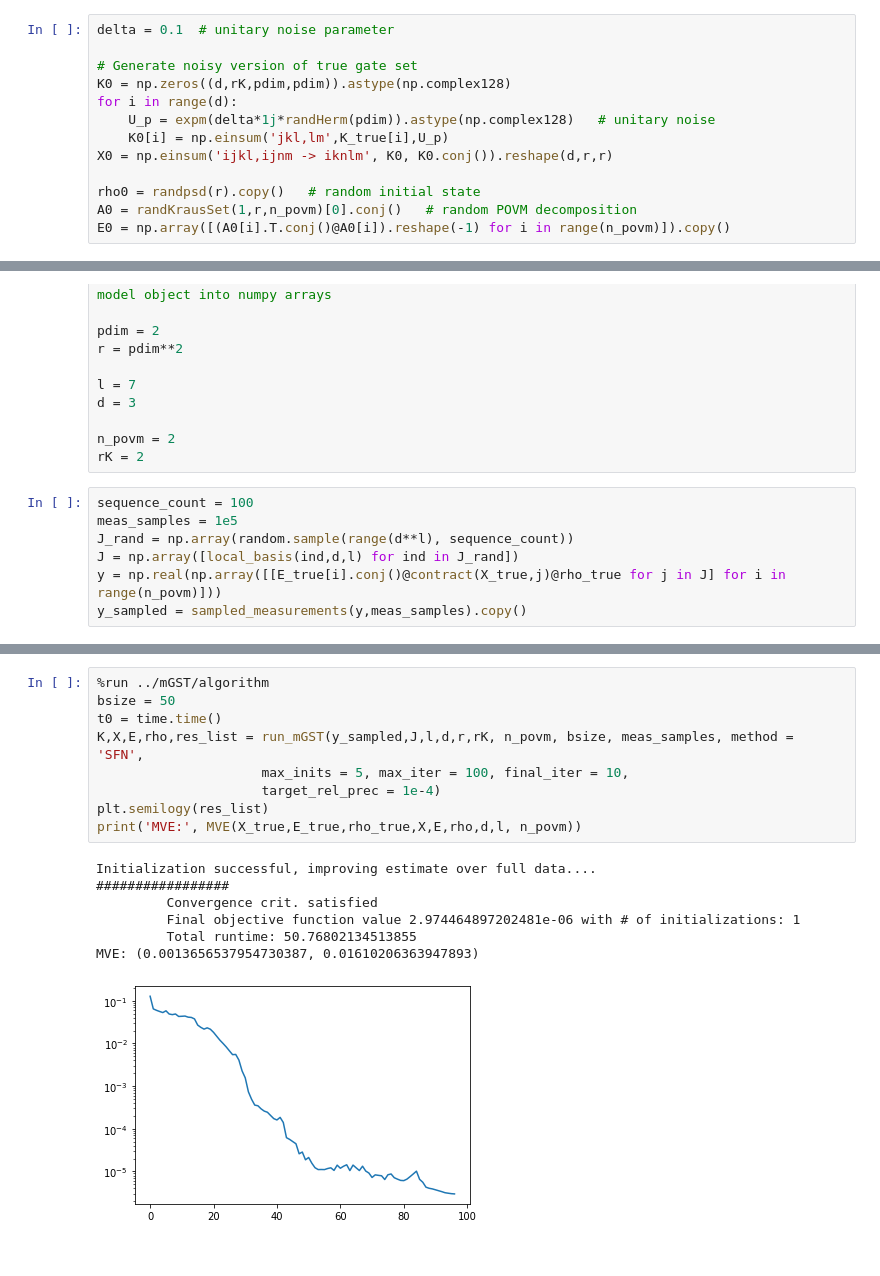
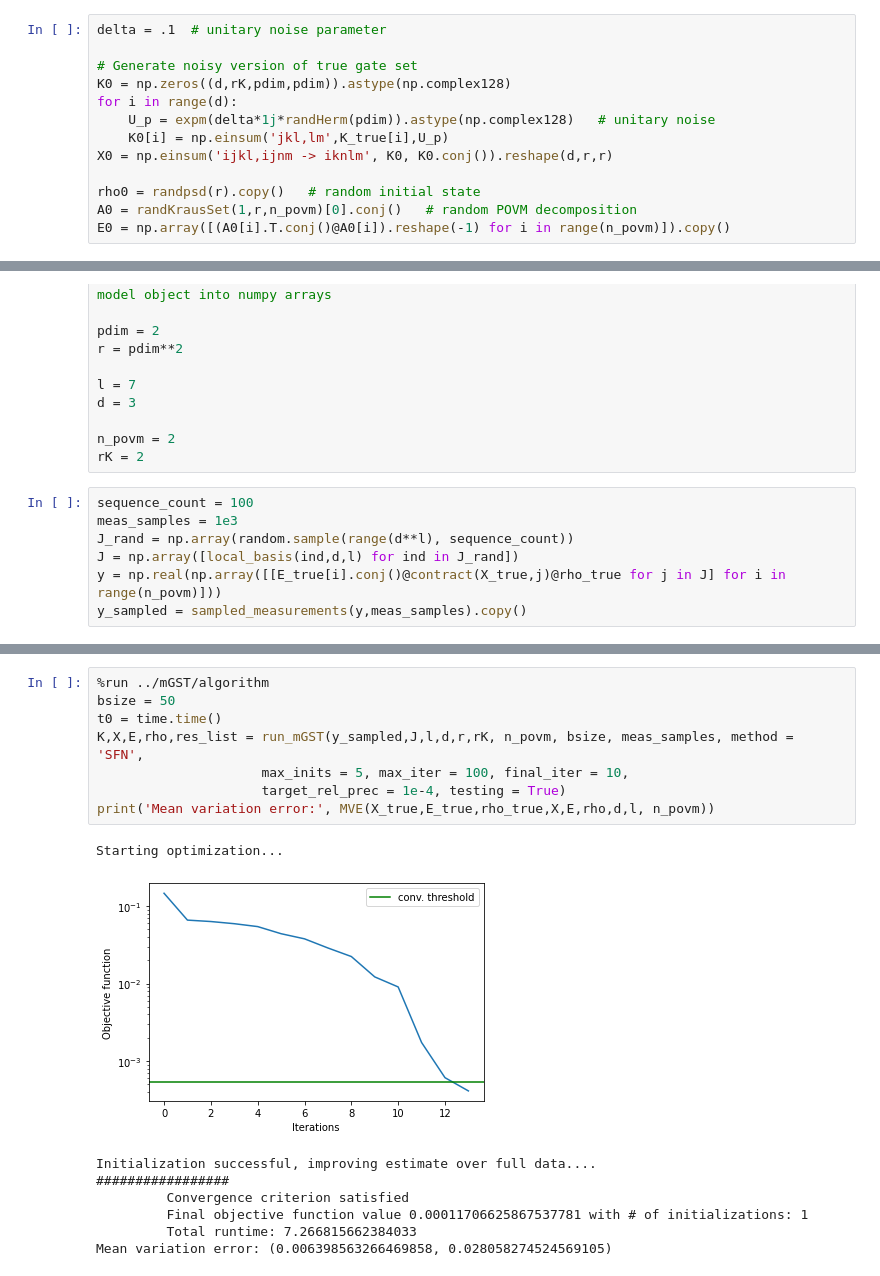
Before and after one commit to rabrie/mGST, a Jupyter notebook: Jupyter tutorials/Basic examples.ipynb, the cells around one changed output, grey strips where cells are left out. Drawn from its saved outputs; the diff is of its cells as text.

Commit message:
State optimization update; Expansion of Jupyter tutorial; Improved presentation of main routine

```diff
--- a/Jupyter tutorials/Basic examples.ipynb
+++ b/Jupyter tutorials/Basic examples.ipynb
@@ -42,7 +62,7 @@ y_sampled = sampled_measurements(y,meas_samples).copy()   # simulate finite samp
 # %% [markdown]
 For our first test we use an initialitation where the state preparation and measurement are random, but the gate are just rotated versions of the ideal gates.
 # %%
-delta = 0.1  # unitary noise parameter
+delta = .1  # unitary noise parameter
 
 # Generate noisy version of true gate set
 K0 = np.zeros((d,rK,pdim,pdim)).astype(np.complex128)
@@ -110,7 +127,7 @@ n_povm = 2
 rK = 2
 # %%
 sequence_count = 100
-meas_samples = 1e5
+meas_samples = 1e3
 J_rand = np.array(random.sample(range(d**l), sequence_count))
 J = np.array([local_basis(ind,d,l) for ind in J_rand])
 y = np.real(np.array([[E_true[i].conj()@contract(X_true,j)@rho_true for j in J] for i in range(n_povm)]))
@@ -118,17 +138,17 @@ y_sampled = sampled_measurements(y,meas_samples).copy()
 # %%
 %run ../mGST/algorithm
 bsize = 50
 t0 = time.time()
 K,X,E,rho,res_list = run_mGST(y_sampled,J,l,d,r,rK, n_povm, bsize, meas_samples, method = 'SFN',
                      max_inits = 5, max_iter = 100, final_iter = 10,
-                     target_rel_prec = 1e-4)
-plt.semilogy(res_list)
-print('MVE:', MVE(X_true,E_true,rho_true,X,E,rho,d,l, n_povm))
+                     target_rel_prec = 1e-4, testing = True)
+print('Mean variation error:', MVE(X_true,E_true,rho_true,X,E,rho,d,l, n_povm))
 # %% [output]
-Initialization successful, improving estimate over full data....
-#################
-         Convergence crit. satisfied
-         Final objective function value 2.974464897202481e-06 with # of initializations: 1
-         Total runtime: 50.76802134513855
-MVE: (0.0013656537954730387, 0.01610206363947893)
+Starting optimization...
-[figure, old version]
+[figure, new version]
+Initialization successful, improving estimate over full data....
+#################
+         Convergence criterion satisfied
+         Final objective function value 0.00011706625867537781 with # of initializations: 1
+         Total runtime: 7.266815662384033
+Mean variation error: (0.006398563266469858, 0.028058274524569105)
```
Also changed, not shown: parts of 20 cells of this notebook.
